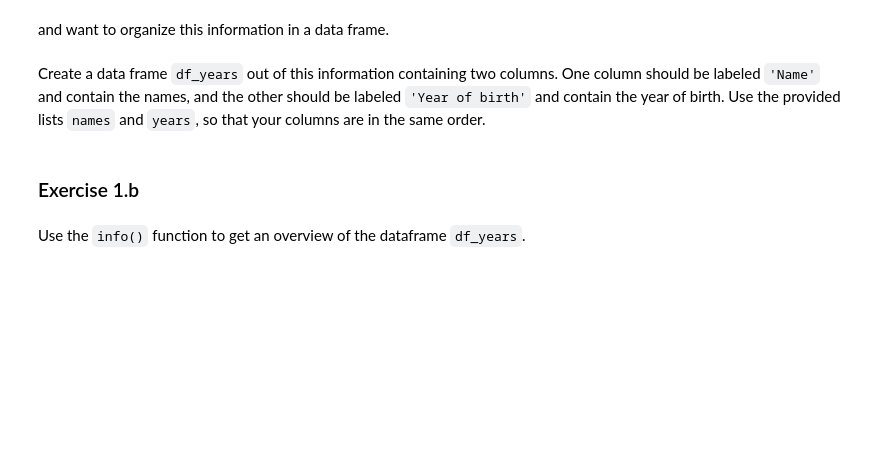
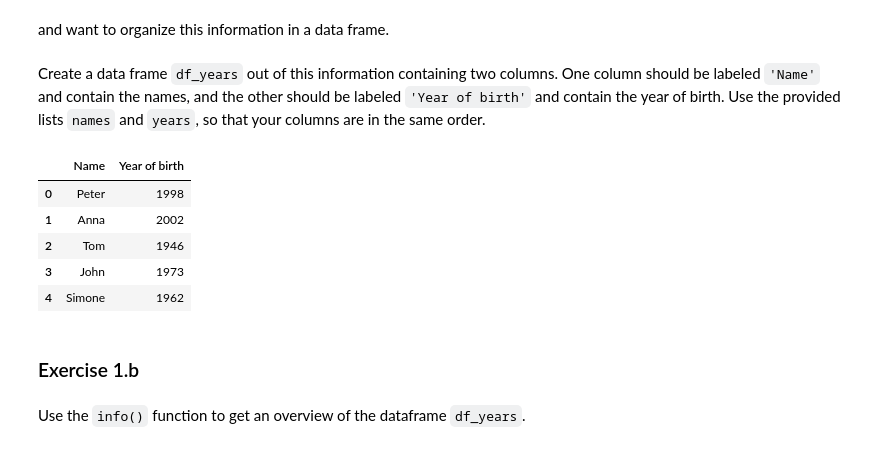
Before and after one commit to Modgen1/2IAB1, a Jupyter notebook: 1_EDA/Exercises-EDA-2076209.ipynb, the cells around one changed output. Cells and saved outputs as stored; diff of their text form; code cells hidden in the pictures; blank space fills up the shorter version.

```diff
--- a/1_EDA/Exercises-EDA-template.ipynb
+++ b/1_EDA/Exercises-EDA-2076209.ipynb
@@ -337,11 +369,18 @@ Create a data frame `df_years` out of this information containing two columns. O
 # %%
 #// BEGIN_TODO [EDA_1a] Create a dataframe (1 point)
 
-# ===== =====> Replace this line by your code. <===== ===== #
+df_years = pd.DataFrame({'Name': names, 'Year of birth': years})
 
 #// END_TODO [EDA_1a]
 
 df_years
+# %% [output]
+|  | Name | Year of birth |
+| 0 | Peter | 1998 |
+| 1 | Anna | 2002 |
+| 2 | Tom | 1946 |
+| 3 | John | 1973 |
+| 4 | Simone | 1962 |
 # %% [markdown]
 ### Exercise 1.b
 # %% [markdown]
```
Also changed, not shown: parts of 30 cells of this notebook, 1 other file.
